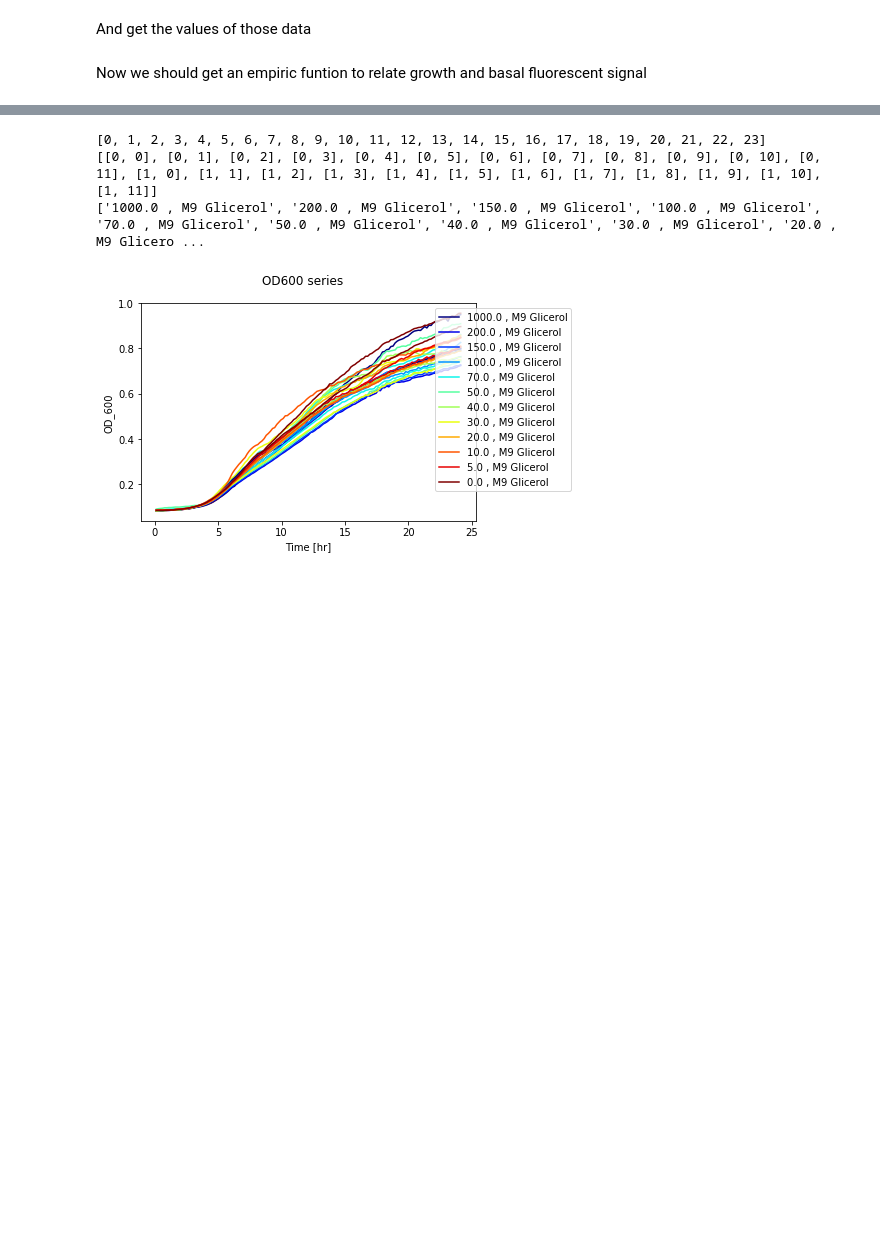
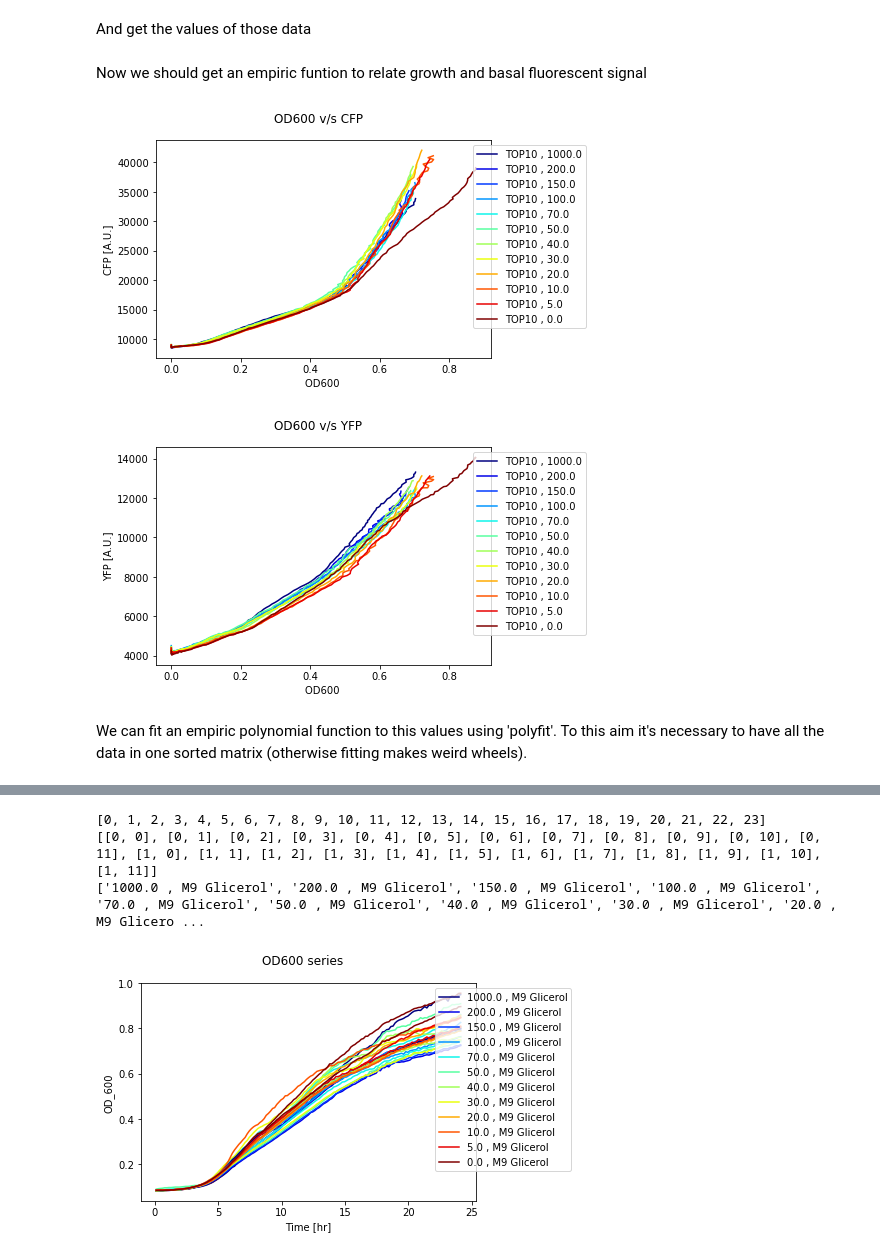
Before and after one commit to Prosimio/Plate_reader_analysis, a Jupyter notebook: Inverter_Analysis.ipynb, the cells around one changed output, grey strips where cells are left out. Drawn from its saved outputs; the diff is of its cells as text; code cells hidden in the pictures; blank space fills up the shorter version.

```diff
--- a/Inverter_Analysis.ipynb
+++ b/Inverter_Analysis.ipynb
@@ -518,11 +534 @@ def subtract_OD_blank(wsd, od_sheet_name, blank_value):
     return(od600)
-# %%
-OD_wo_blank = subtract_OD_blank(wdata, data_sheets[0], OD_bval)
-print(wdata['OD600']['data'][144,1])
-print(OD_wo_blank[2,:])
-
-# check any value is <= 0
-for i in range(OD_wo_blank.shape[0]):
-    for j in range(OD_wo_blank.shape[1]):
-        if OD_wo_blank[i,j] <=0:
-            print('fail in ' + str(i) + str(j))
@@ -568,6 +566,6 @@ plot_group(wdata, wlabels, data_sheets, index_D, index_L, legend_labels, y_axis_
 # %% [markdown]
 And get the values of those data
 # %%
-Fluo_Blank = get_group_values(wdata, data_sheets, index_D)
+Fluo_Blank = get_group_values(wdataB, data_sheets, index_D, index_L)
 # %% [markdown]
 Now we should get an empiric funtion to relate growth and basal fluorescent signal
@@ -573,0 +621,9 @@ Now we should get an empiric funtion to relate growth and basal fluorescent sign
+# %%
+legend_labels = [L_sheets[0], L_sheets[1]]
+_ = plot_dat_dat(Fluo_Blank,'OD600','CFP', '','[A.U.]', legend_labels, wlabels)
+_ = plot_dat_dat(Fluo_Blank,'OD600','YFP', '','[A.U.]', legend_labels, wlabels)
+# %% [output]
+[figure, added]
+[figure, added]
+# %% [markdown]
+We can fit an empiric polynomial function to this values using 'polyfit'. To this aim it's necessary to have all the data in one sorted matrix (otherwise fitting makes weird wheels).
```
Also changed, not shown: parts of 77 cells of this notebook.
